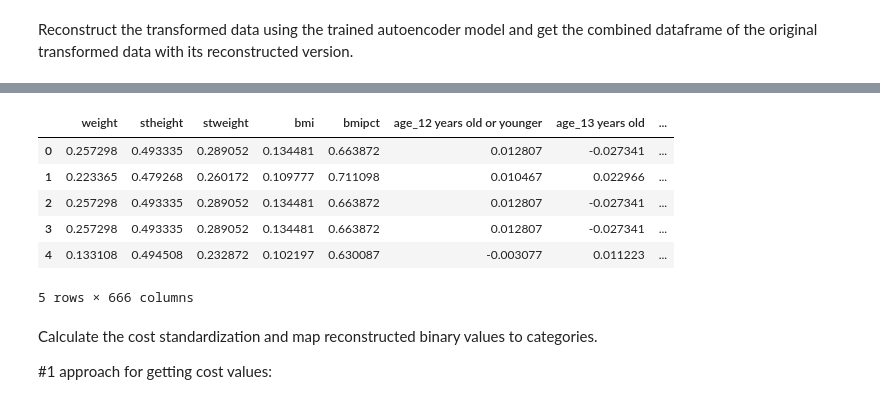
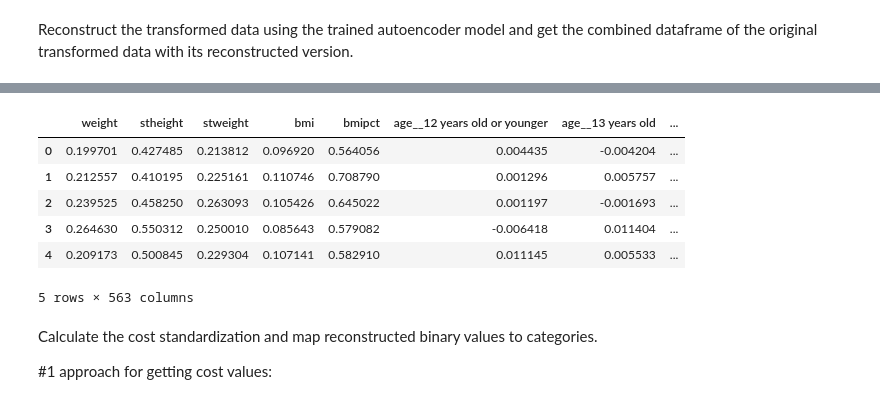
Before and after one commit to kohathyli/Autoencoders_Census, a Jupyter notebook: Autoencoder_YRBSS.ipynb, the cells around one changed output, grey strips where cells are left out. Cells and saved outputs as stored; diff of their text form; code cells hidden in the pictures.

```diff
--- a/Autoencoder_YRBSS.ipynb
+++ b/Autoencoder_YRBSS.ipynb
@@ -69,4 +75,7 @@ from tensorflow import keras
 # Data Source
 data_loader = DataLoader()
 original_df = data_loader.load_original_data()
-project_data, variable_types = data_loader.prepare_original_dataset(original_df)
+project_data, var_types = data_loader.prepare_original_dataset(original_df)
+
+print(f"Shape of original data: {original_df.shape}")
+print(f"Shape of data set we analyze: {project_data.shape}")
@@ -209,10 +96,30 @@ hyperparameters_dict = {"learning_rate": best_hps.get('learning_rate'),
+# %%
+from tensorflow.keras.models import load_model
+import gcsfs
+
+# Define the path to the file on GCS
+gcs_model_path = "gs://autoencoder_census_models/best_parameters_autoencoder.h5"
+
+# Define the local path where the model will be downloaded
+local_model_path = "best_parameters_autoencoder.h5"
+
+# Create a GCS filesystem object using your project ID
+fs = gcsfs.GCSFileSystem(project='Your-Project-ID')
+
+# Download the model file from GCS
+with fs.open(gcs_model_path, 'rb') as gcs_file:
+    with open(local_model_path, 'wb') as local_file:
+        local_file.write(gcs_file.read())
+
+# Load the model from the local file
+model = load_model(local_model_path)
 # %% [markdown]
 ## Making Predictions and Filling in the Missing Values
 # %%
 import numpy as np
 
 # Fill the missing values with some initial guess. Here, the median of each column is used.
-filled = transformed_df.fillna(transformed_df.median())
+filled = vectorized_df.fillna(vectorized_df.median())
 
 # Define a condition for stopping the iteration
 epsilon = 1e-4
@@ -223,9 +130,9 @@ while old_filled is None or np.abs(filled - old_filled).sum().sum() > epsilon:
   old_filled = filled.copy()
 
   # Run the data through the autoencoder, which will return a complete version of the data.
-  predicted = final_model.predict(filled)
+  predicted = model.predict(filled)
 
   # Replace the initially guessed values in the original data with the corresponding values from the autoencoder's output. But keep the observed values unchanged.
-  mask = transformed_df.isna()
+  mask = vectorized_df.isna()
   filled[mask] = np.where(mask, predicted, filled)
 # %% [output]
@@ -382,10 +301,10 @@ anomaly_tuples.shape
 Reconstruct the transformed data using the trained autoencoder model and get the combined dataframe of the original transformed data with its reconstructed version.
 # %%
 
-reconstructed_data = final_model.predict(filled)
+reconstructed_data = model.predict(filled)
 
-reconstructed_df = pd.DataFrame(reconstructed_data, columns=transformed_df.columns)
+reconstructed_df = pd.DataFrame(reconstructed_data, columns=vectorized_df.columns)
 
-combined_df = pd.concat([transformed_df, reconstructed_df], axis=1)
+combined_df = pd.concat([vectorized_df, reconstructed_df], axis=1)
 combined_df.head()
 # %% [output]
@@ -400,8 +319,8 @@ combined_df.head()
 # %%
-reconstructed_data1 = final_model.predict(transformed_df)
-reconstructed_df1 = pd.DataFrame(reconstructed_data, columns=transformed_df.columns)
+reconstructed_data1 = model.predict(vectorized_df)
+reconstructed_df1 = pd.DataFrame(reconstructed_data, columns=vectorized_df.columns)
 columns_to_modify = ["weight","stheight","stweight","bmi","bmipct"]
-transformed_df[columns_to_modify] = transformed_df[columns_to_modify].replace(0, np.nan)
+vectorized_df[columns_to_modify] = vectorized_df[columns_to_modify].replace(0, np.nan)
 
 reconstructed_df1.head()
 # %% [output]
@@ -409,10 +328,10 @@ reconstructed_df1.head()
-|  | weight | stheight | stweight | bmi | bmipct | age_12 years old or younger | age_13 years old | ... |
-| 0 | 0.257298 | 0.493335 | 0.289052 | 0.134481 | 0.663872 | 0.012807 | -0.027341 | ... |
-| 1 | 0.223365 | 0.479268 | 0.260172 | 0.109777 | 0.711098 | 0.010467 | 0.022966 | ... |
-| 2 | 0.257298 | 0.493335 | 0.289052 | 0.134481 | 0.663872 | 0.012807 | -0.027341 | ... |
-| 3 | 0.257298 | 0.493335 | 0.289052 | 0.134481 | 0.663872 | 0.012807 | -0.027341 | ... |
-| 4 | 0.133108 | 0.494508 | 0.232872 | 0.102197 | 0.630087 | -0.003077 | 0.011223 | ... |
+|  | weight | stheight | stweight | bmi | bmipct | age__12 years old or younger | age__13 years old | ... |
+| 0 | 0.199701 | 0.427485 | 0.213812 | 0.096920 | 0.564056 | 0.004435 | -0.004204 | ... |
+| 1 | 0.212557 | 0.410195 | 0.225161 | 0.110746 | 0.708790 | 0.001296 | 0.005757 | ... |
+| 2 | 0.239525 | 0.458250 | 0.263093 | 0.105426 | 0.645022 | 0.001197 | -0.001693 | ... |
+| 3 | 0.264630 | 0.550312 | 0.250010 | 0.085643 | 0.579082 | -0.006418 | 0.011404 | ... |
+| 4 | 0.209173 | 0.500845 | 0.229304 | 0.107141 | 0.582910 | 0.011145 | 0.005533 | ... |
-5 rows × 666 columns
+5 rows × 563 columns
 # %% [markdown]
 Calculate the cost standardization and map reconstructed binary values to categories.
 
```
Also changed, not shown: parts of 56 cells of this notebook.
